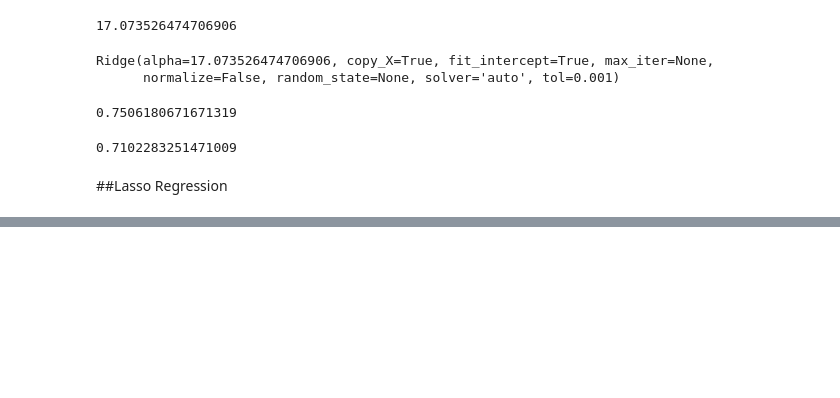
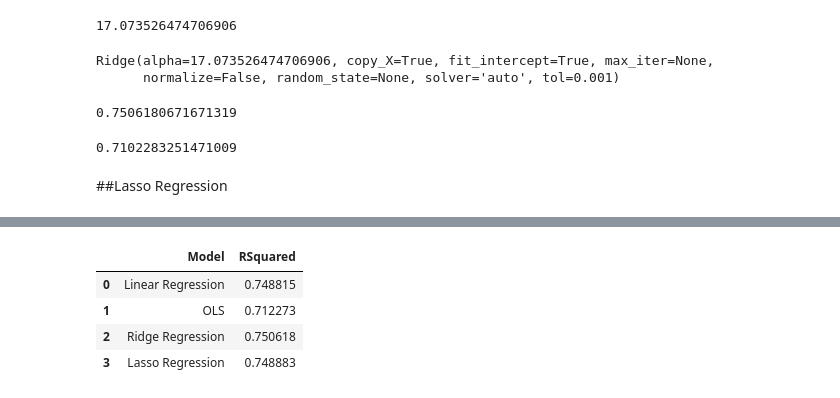
Before and after one commit to AlfredRussel/AML, a Jupyter notebook: House_Price_LinearRegression.ipynb, the cells around one changed output, grey strips where cells are left out. Cells and saved outputs as stored; diff of their text form; code cells hidden in the pictures; blank space fills up the shorter version.

```diff
--- a/House_Price_LinearRegression.ipynb
+++ b/House_Price_LinearRegression.ipynb
@@ -460,0 +528,8 @@ r2_score(y_train, lm_ridge_final.predict(x_train_scaled))
+# %%
+df_R2.head()
+# %% [output]
+|  | Model | RSquared |
+| 0 | Linear Regression | 0.748815 |
+| 1 | OLS | 0.712273 |
+| 2 | Ridge Regression | 0.750618 |
+| 3 | Lasso Regression | 0.748883 |
```
Also changed, not shown: parts of 26 cells of this notebook.
